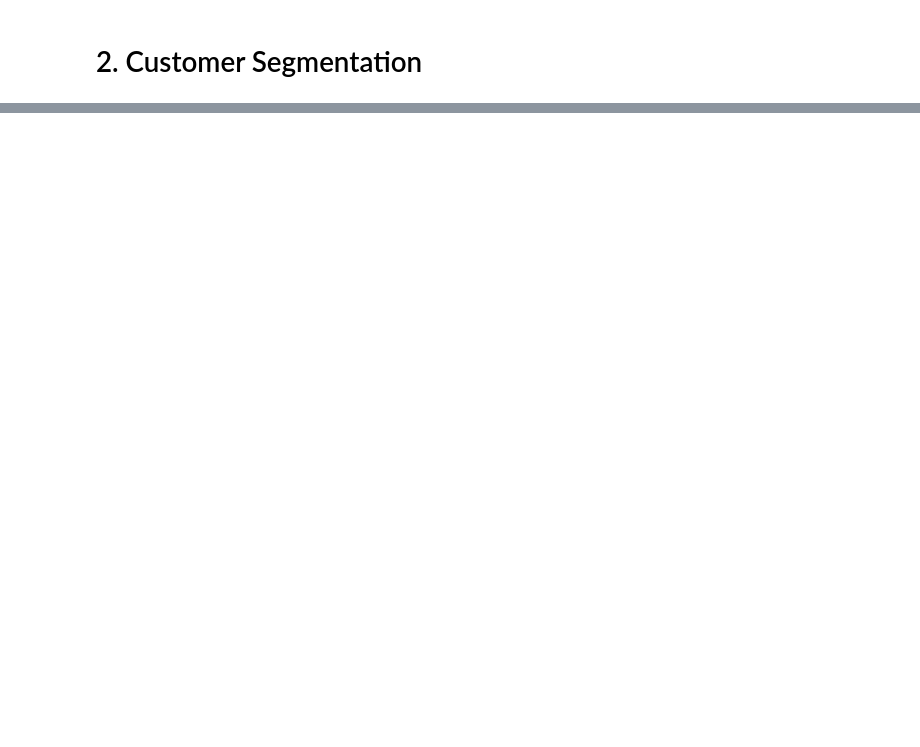
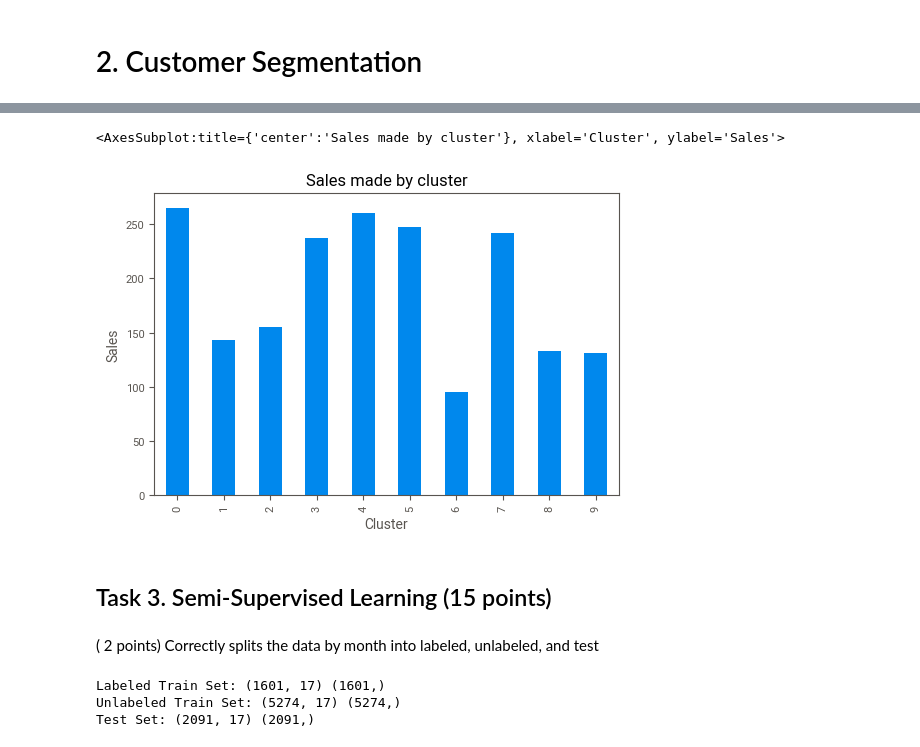
Before and after one commit to punjab/MLE-8, a Jupyter notebook: assignments/week-8-semisupervised-unsuperivsed-selfsupervised/midterm/midterm.ipynb, the cells around one changed output, grey strips where cells are left out. Saved outputs shown, nothing was run; the diff lists cells and outputs as text; code cells hidden in the pictures; blank space fills up the shorter version.

```diff
--- a/assignments/week-8-semisupervised-unsuperivsed-selfsupervised/midterm/midterm.ipynb
+++ b/assignments/week-8-semisupervised-unsuperivsed-selfsupervised/midterm/midterm.ipynb
@@ -299,7 +331,9 @@ visualize_elbow(X_train, range(2,20))
 # %%
 # There is a sharp elbow at 10, so lets try with 10 clusters, and a slight one at 5
-kmeans = KMeans(n_clusters=10, random_state=42)
+kmeans = KMeans(n_clusters=10, random_state=42, init="k-means++")
 model = Pipeline(steps = [
     ('preprocessor', preprocessor),
     ('kmeans', kmeans)])
-model.fit(X_train)
+y_kmeans = model.fit_predict(df_seg)
+df_seg['Cluster'] = y_kmeans
+df_seg.sample(5)
@@ -305,0 +361,9 @@ model.fit(X_train)
+# %%
+df_seg.groupby('Cluster')['Revenue'].sum().plot(kind='bar', title='Sales made by cluster', ylabel='Sales', xlabel='Cluster')
+# %% [output]
+<AxesSubplot:title={'center':'Sales made by cluster'}, xlabel='Cluster', ylabel='Sales'>
+[figure, added]
+# %% [markdown]
+## Task 3. Semi-Supervised Learning (15 points)
+# %% [markdown]
+( 2 points) Correctly splits the data by month into labeled, unlabeled, and test
@@ -305,0 +382,9 @@ model.fit(X_train)
+# %%
+print('Labeled Train Set:', X_train_lab.shape, y_train_lab.shape)
+print('Unlabeled Train Set:', X_train_unlab.shape, y_train_unlab.shape)
+# summarize test set size
+print('Test Set:', X_test.shape, y_test.shape)
+# %% [output]
+Labeled Train Set: (1601, 17) (1601,)
+Unlabeled Train Set: (5274, 17) (5274,)
+Test Set: (2091, 17) (2091,)
```
Also changed, not shown: parts of 29 cells of this notebook.
